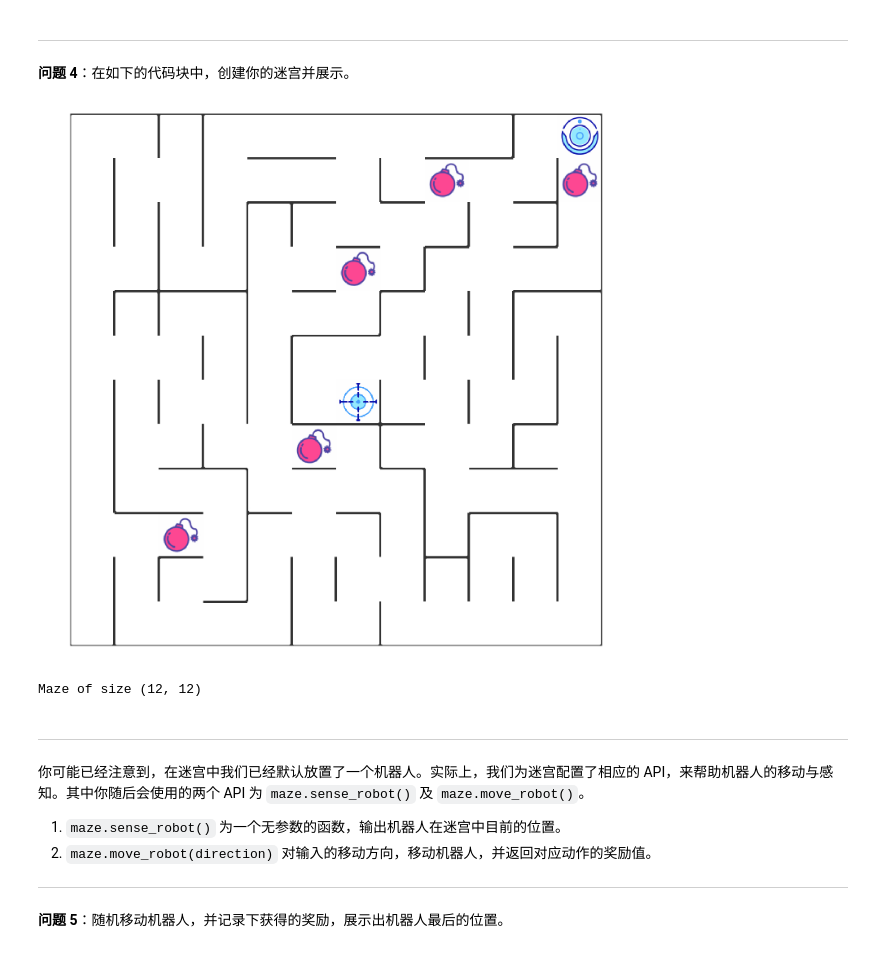
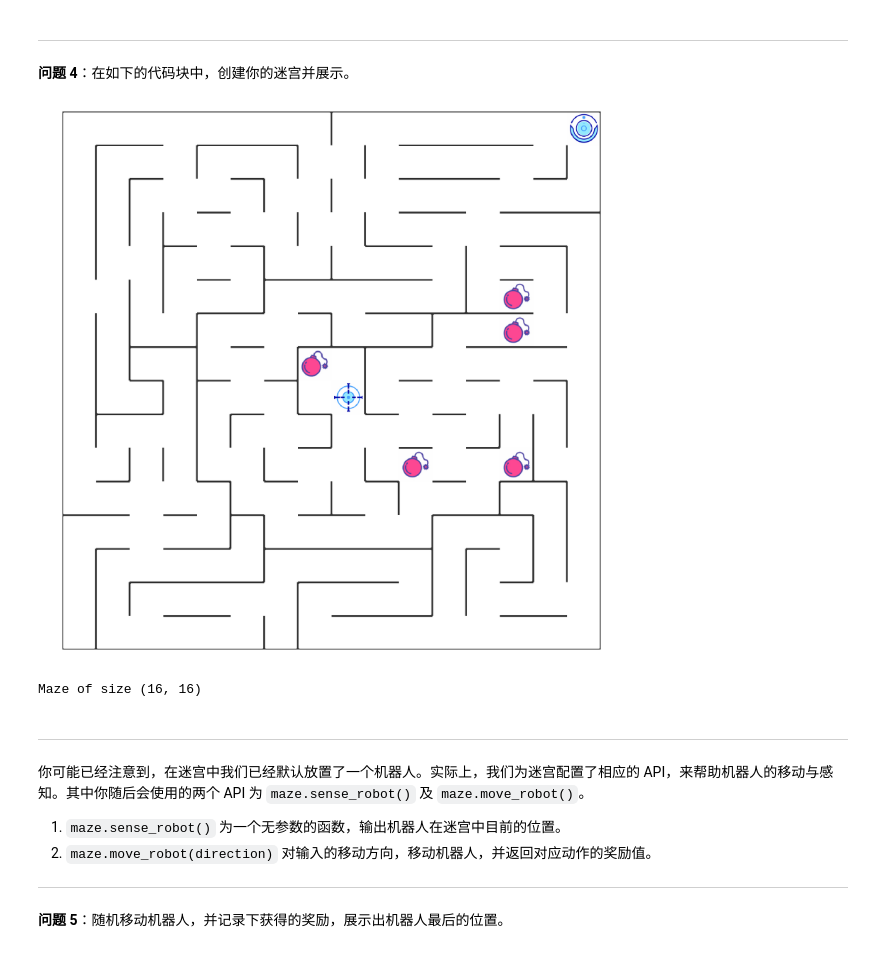
Before and after one commit to shenzuoxin1990/Udacit_MLND_P5_robot_maze, a Jupyter notebook: robot_maze.ipynb, the cells around one changed output. Saved outputs shown, nothing was run; the diff lists cells and outputs as text; code cells hidden in the pictures.

```diff
--- a/robot_maze.ipynb
+++ b/robot_maze.ipynb
@@ -154,15 +154,15 @@ def choose_action(epsilon):
 # %%
 from Maze import Maze
 %matplotlib inline
 %config InlineBackend.figure_format = 'retina'
 
 ## todo: 创建迷宫并展示
 #maze = Maze(maze_size=(10,10), trap_number=5)
-maze = Maze("test_world/maze_01.txt")
+maze = Maze("test_world/maze_03.txt")
 maze
 # %% [output]
-[figure, old version]
+[figure, new version]
-Maze of size (12, 12)
+Maze of size (16, 16)
 # %% [markdown]
 ---
 
```
Also changed, not shown: parts of 8 cells of this notebook, 2 other files.
